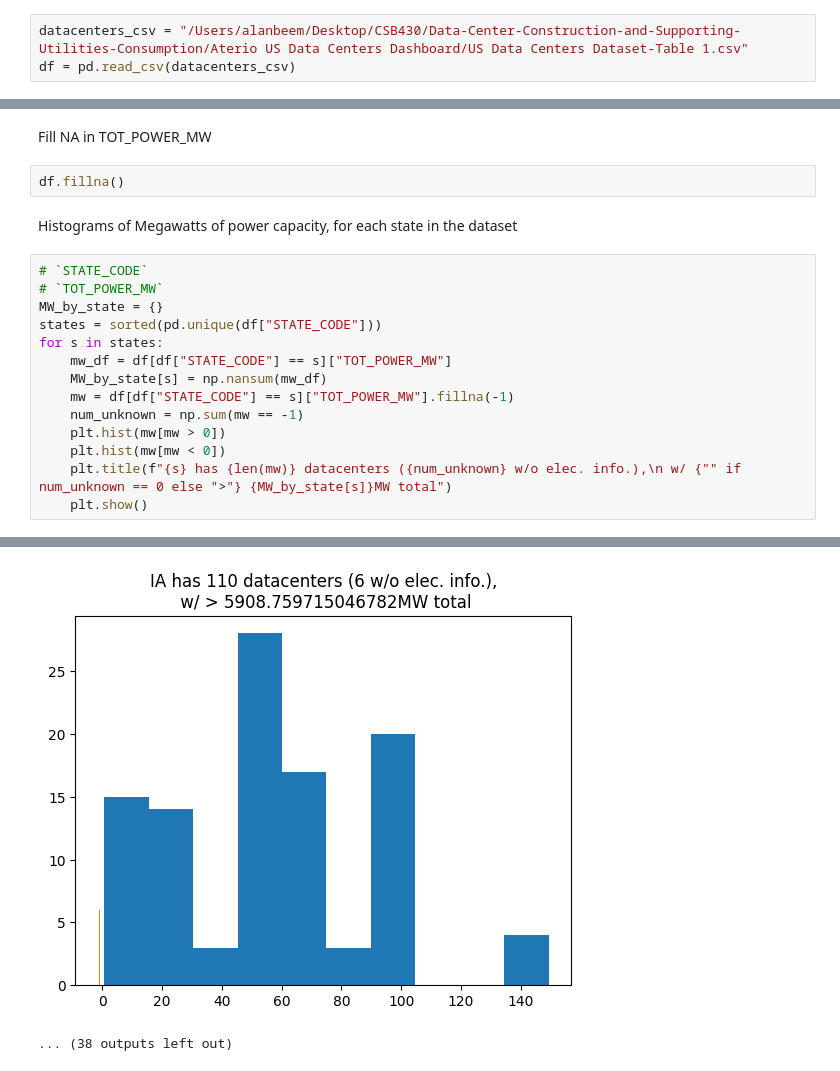
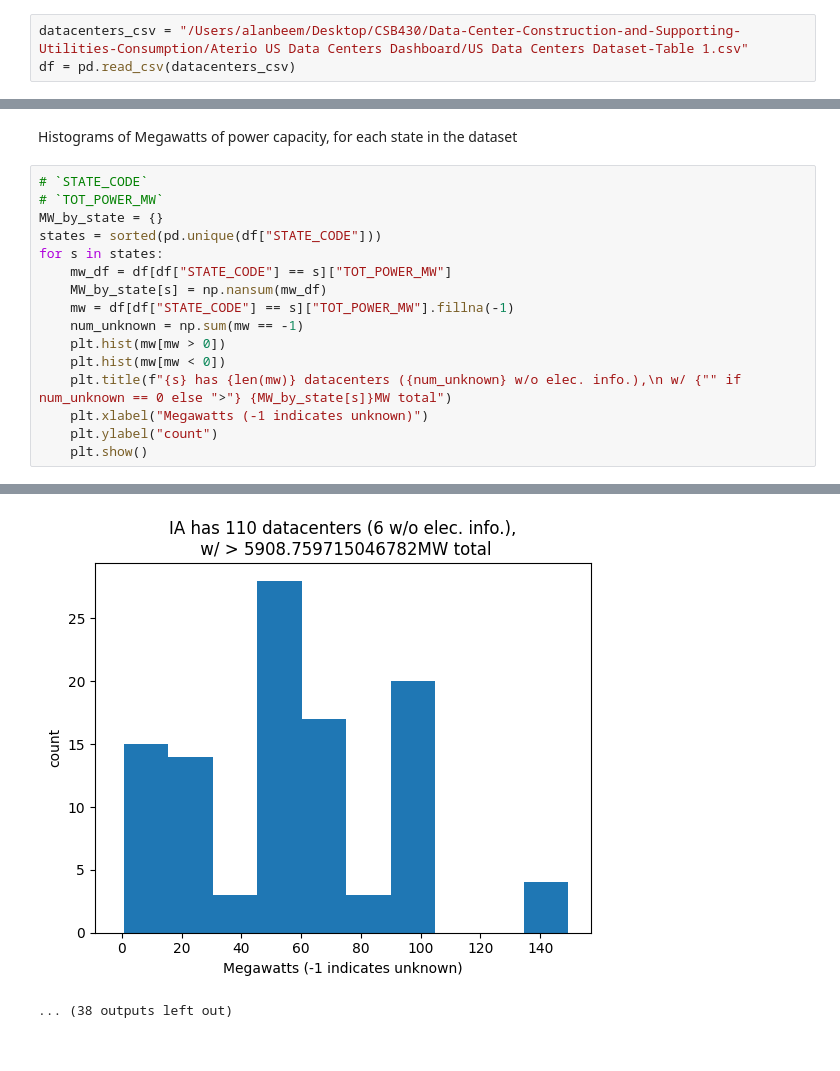
Before and after one commit to jaizem/Data-Center-Construction-and-Supporting-Utilities-Consumption, a Jupyter notebook: DataCenters_data_visualization_1.ipynb, the cells around one changed output, grey strips where cells are left out. Saved outputs shown, nothing was run; the diff lists cells and outputs as text.

```diff
--- a/DataCenters_data_visualization_1.ipynb
+++ b/DataCenters_data_visualization_1.ipynb
@@ -37,10 +37,6 @@ df.head()
 | 2 | 9c49a6a0-19b2-4d2c-956f-b8925b73eab6 | HIL1 Data Center | NaN | OVHCloud | Active | ... |
 | 3 | 21b9432d-3c24-43e2-9c76-d2a75d5d8780 | Portland Data Center 3 - (PTL3) | NaN | Digital Fortress | Active | ... |
 | 4 | 1267e454-458f-4542-bdd1-993e9988f463 | Portland Data Center 2 - (PTL2) | NaN | Digital Fortress | Active | ... |
-# %% [markdown]
-Fill NA in TOT_POWER_MW
-# %%
-df.fillna()
 # %% [markdown]
 Histograms of Megawatts of power capacity, for each state in the dataset
 # %%
@@ -56,5 +52,7 @@ for s in states:
     plt.hist(mw[mw > 0])
     plt.hist(mw[mw < 0])
     plt.title(f"{s} has {len(mw)} datacenters ({num_unknown} w/o elec. info.),\n w/ {"" if num_unknown == 0 else ">"} {MW_by_state[s]}MW total")
+    plt.xlabel("Megawatts (-1 indicates unknown)")
+    plt.ylabel("count")
     plt.show()
 # %% [output]
@@ -72,4 +70,4 @@ for s in states:
-[figure, old version]
+[figure, new version]
 ... (38 outputs left out)
 # %%
 sorted(MW_by_state.items(), key=lambda x: -x[1])
```
Also changed, not shown: parts of 3 cells of this notebook.
